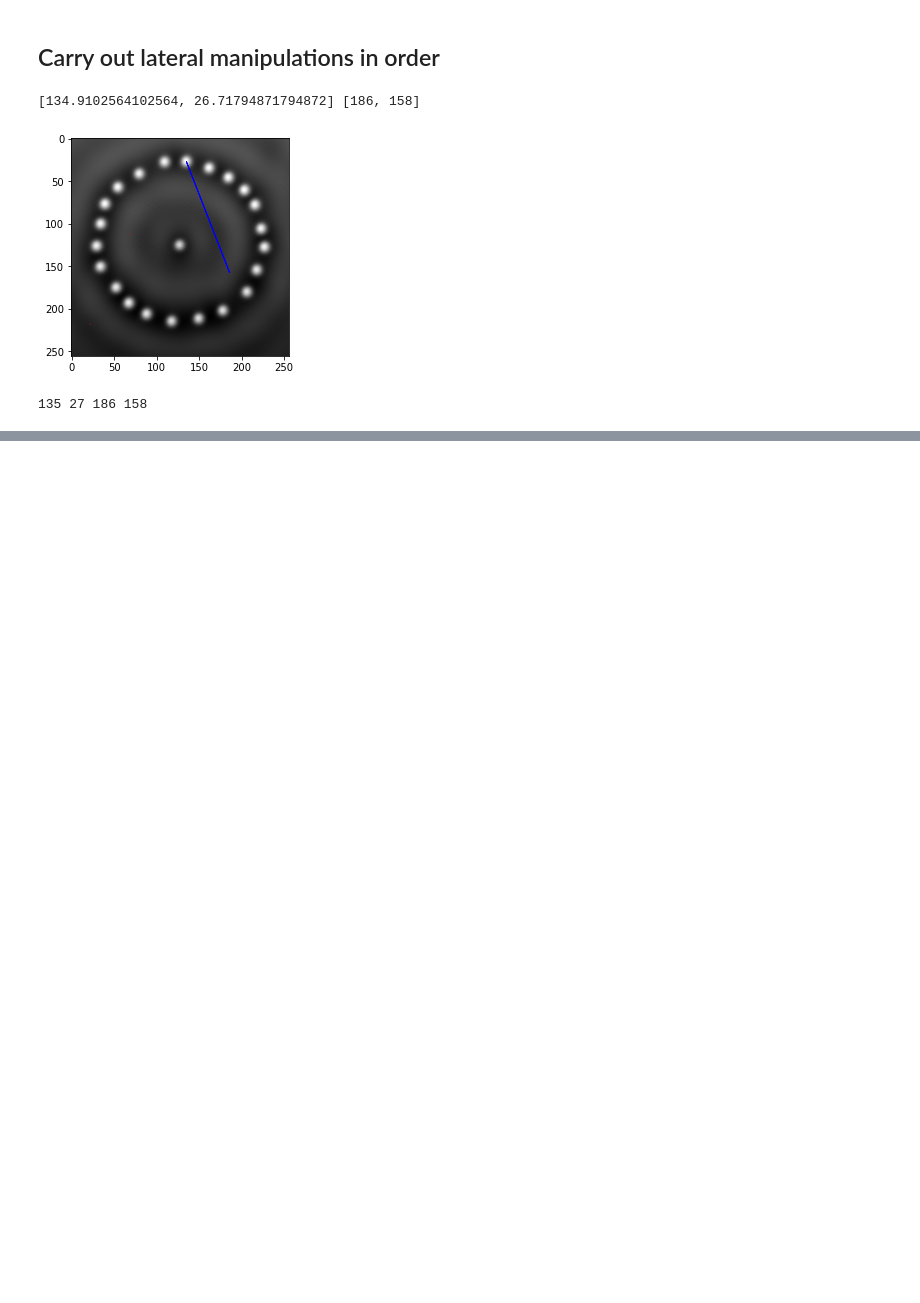
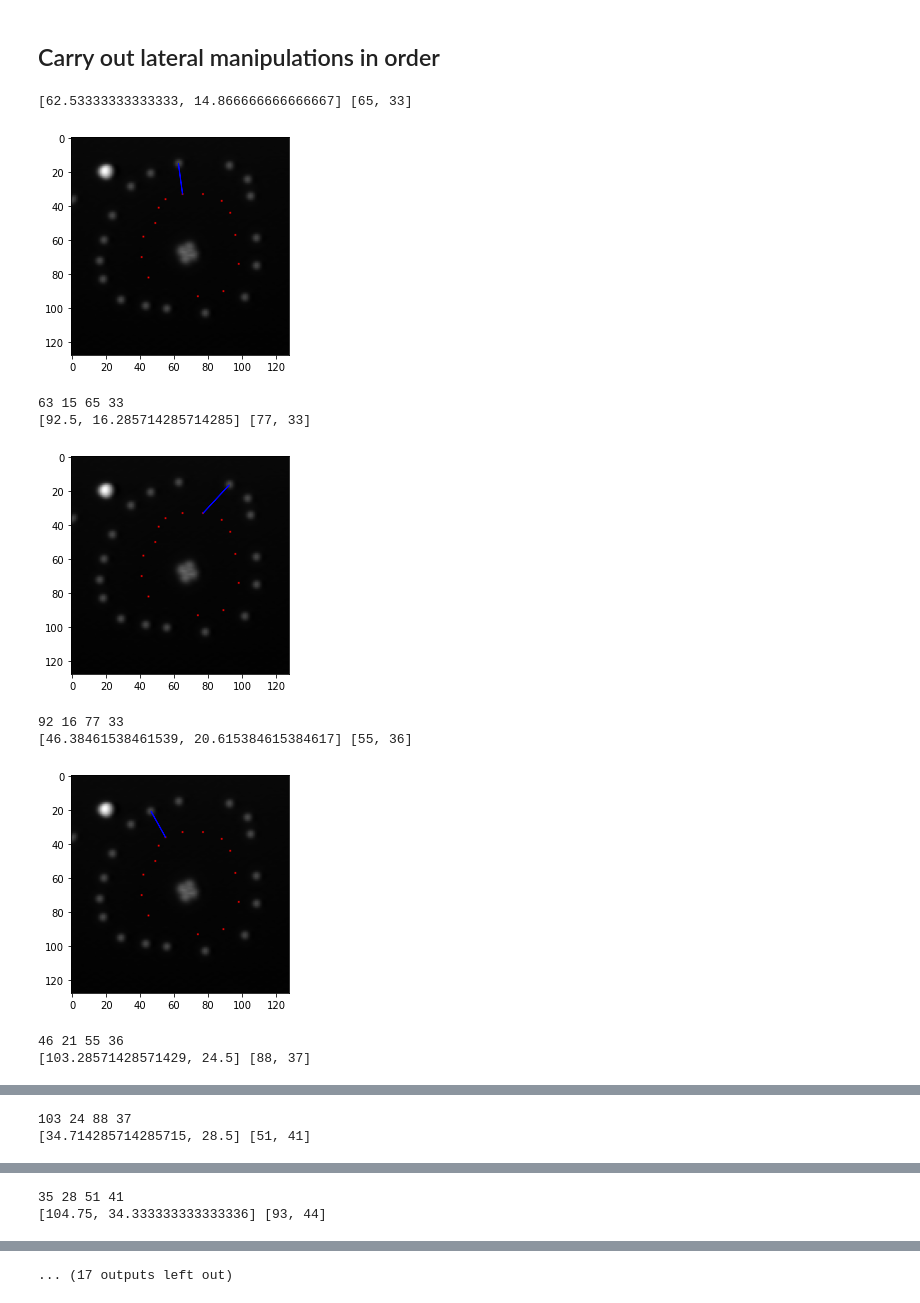
Before and after one commit to abekipnis/Kondo-Aalto, a Jupyter notebook: example_notebooks/freeform_manipulation_GUI.ipynb, the cells around one changed output, grey strips where cells are left out. Saved outputs shown, nothing was run; the diff lists cells and outputs as text; code cells hidden in the pictures; blank space fills up the shorter version.

```diff
--- a/example_notebooks/freeform_manipulation_GUI.ipynb
+++ b/example_notebooks/freeform_manipulation_GUI.ipynb
@@ -132,28 +132,35 @@ plt.show()
 ## Carry out lateral manipulations in order
 # %%
 # set lateral manipulation parameters
-latman_millivolt = 3
-latman_picoamp = 80000
+latman_millivolt = 2
+latman_picoamp = 72000
 scan_bias_mv = 1000
 
 offset_nm = CC.get_xy_nm()
 len_nm = CC.get_len_nm()
 
 # for each "atom" in the image
 for n in range(len(centroids[0:])):
     print(centroids[n], list(reversed(selected1[n])))
     initial = pixel_to_nm(centroids[n], dispmat, offset_nm, [len_nm, len_nm])
     final = pixel_to_nm(np.array(list(reversed(selected1[n]))), dispmat[:,:,0], offset_nm, [len_nm, len_nm])
     plt.imshow(dispmat);
     plt.arrow(*centroids[n], *(np.array(list(reversed(selected[n])))-np.array(centroids[n])), color="blue")
     plt.show()
 
     # see documentation in AMRL/Environment/createc_control.py
     latmandata = CC.lat_manipulation(*initial, *final, latman_millivolt, latman_picoamp, offset_nm, nmx)
 
 CC.ramp_bias_mV(scan_bias_mv)
 CC.stm.scanstart()
 # %% [output]
-[134.9102564102564, 26.71794871794872] [186, 158]
+[62.53333333333333, 14.866666666666667] [65, 33]
-[figure, old version]
+[figure, new version]
-135 27 186 158
+63 15 65 33
+[92.5, 16.285714285714285] [77, 33]
+[figure, added]
+92 16 77 33
+[46.38461538461539, 20.615384615384617] [55, 36]
+[figure, added]
+46 21 55 36
+[103.28571428571429, 24.5] [88, 37]
@@ -159,0 +168,2 @@ CC.stm.scanstart()
+103 24 88 37
+[34.714285714285715, 28.5] [51, 41]
@@ -159,0 +171,2 @@ CC.stm.scanstart()
+35 28 51 41
+[104.75, 34.333333333333336] [93, 44]
@@ -159,0 +174 @@ CC.stm.scanstart()
+... (17 outputs left out)
```
Also changed, not shown: parts of 3 cells of this notebook, 5 other files.
